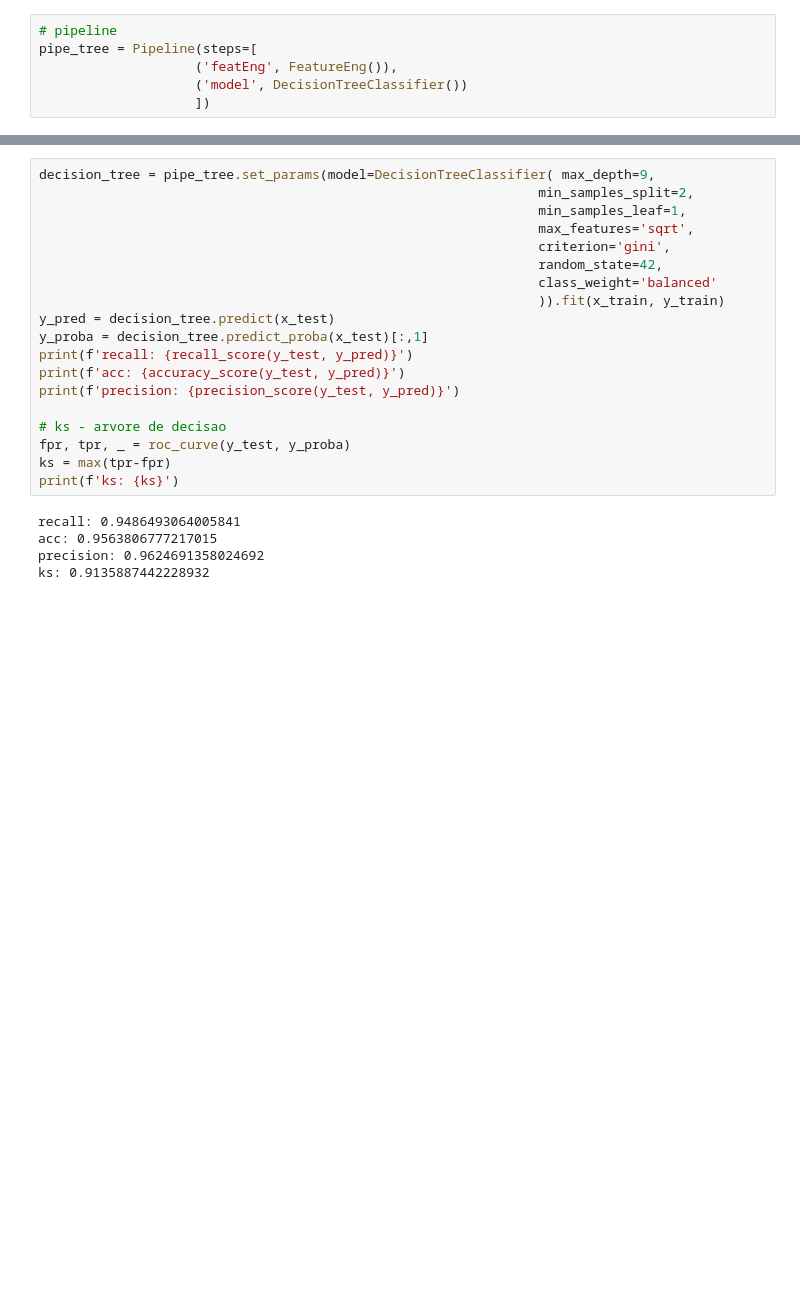
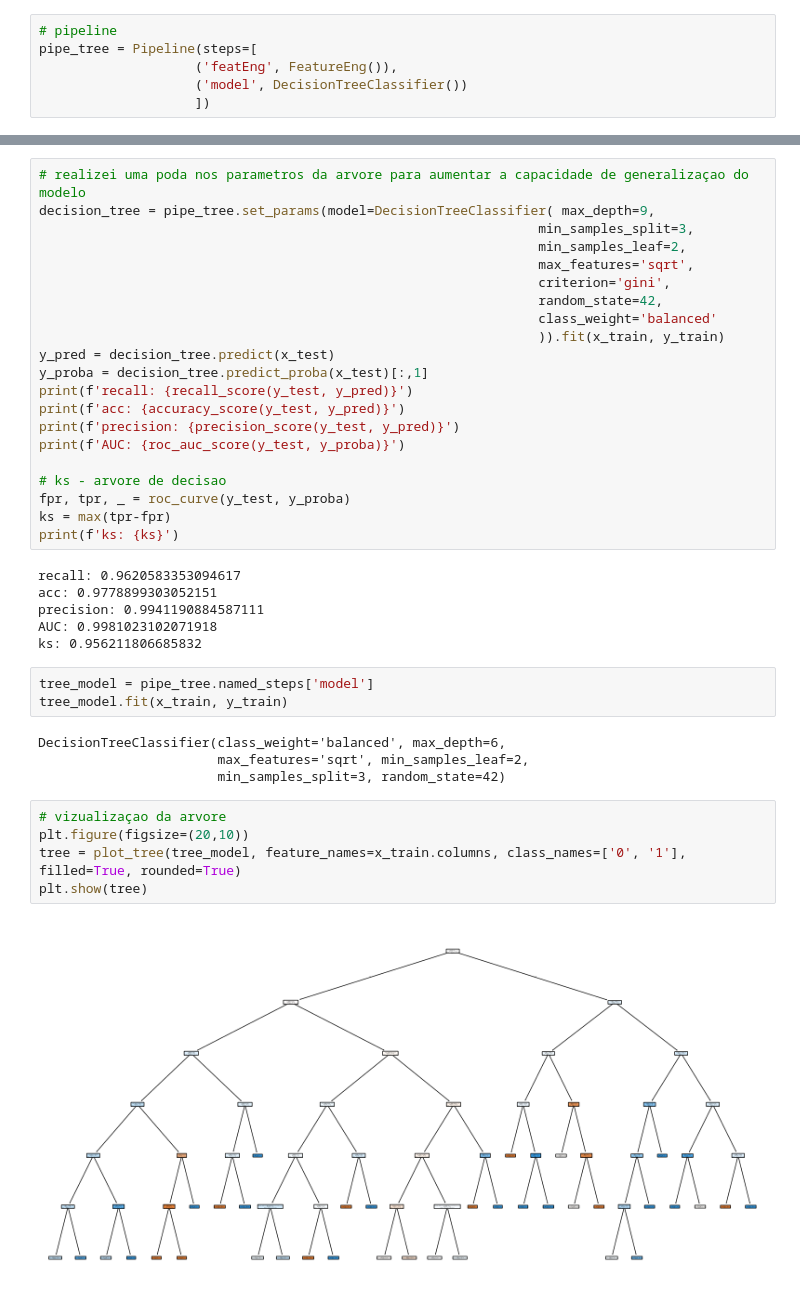
Before and after one commit to WesleySouza13/Nubank-Credit-Risk, a Jupyter notebook: optuna/DecisionTreeOptuna.ipynb, the cells around one changed output, grey strips where cells are left out. Drawn from its saved outputs; the diff is of its cells as text; blank space fills up the shorter version.

Commit message:
analise de arvore de decisao e .dot

```diff
--- a/optuna/DecisionTreeOptuna.ipynb
+++ b/optuna/DecisionTreeOptuna.ipynb
@@ -70,7 +72,8 @@ melhores parametros arvores de decisao: {'max_depth': 21, 'min_samples_split': 8
 # %%
+# realizei uma poda nos parametros da arvore para aumentar a capacidade de generalizaçao do modelo
 decision_tree = pipe_tree.set_params(model=DecisionTreeClassifier( max_depth=9,
-                                                                min_samples_split=2,
-                                                                min_samples_leaf=1,
+                                                                min_samples_split=3,
+                                                                min_samples_leaf=2,
                                                                 max_features='sqrt',
                                                                 criterion='gini',
                                                                 random_state=42,
@@ -81,13 +84,29 @@ y_proba = decision_tree.predict_proba(x_test)[:,1]
 print(f'recall: {recall_score(y_test, y_pred)}')
 print(f'acc: {accuracy_score(y_test, y_pred)}')
 print(f'precision: {precision_score(y_test, y_pred)}')
+print(f'AUC: {roc_auc_score(y_test, y_proba)}')
 
 # ks - arvore de decisao
 fpr, tpr, _ = roc_curve(y_test, y_proba)
 ks = max(tpr-fpr)
 print(f'ks: {ks}')
 # %% [output]
-recall: 0.9486493064005841
-acc: 0.9563806777217015
-precision: 0.9624691358024692
-ks: 0.9135887442228932
+recall: 0.9620583353094617
+acc: 0.9778899303052151
+precision: 0.9941190884587111
+AUC: 0.9981023102071918
+ks: 0.956211806685832
+# %%
+tree_model = pipe_tree.named_steps['model']
+tree_model.fit(x_train, y_train)
+# %% [output]
+DecisionTreeClassifier(class_weight='balanced', max_depth=6,
+                       max_features='sqrt', min_samples_leaf=2,
+                       min_samples_split=3, random_state=42)
+# %%
+# vizualizaçao da arvore
+plt.figure(figsize=(20,10))
+tree = plot_tree(tree_model, feature_names=x_train.columns, class_names=['0', '1'], filled=True, rounded=True)
+plt.show(tree)
+# %% [output]
+[figure, added]
```
Also changed, not shown: parts of 5 cells of this notebook, 4 other files.
